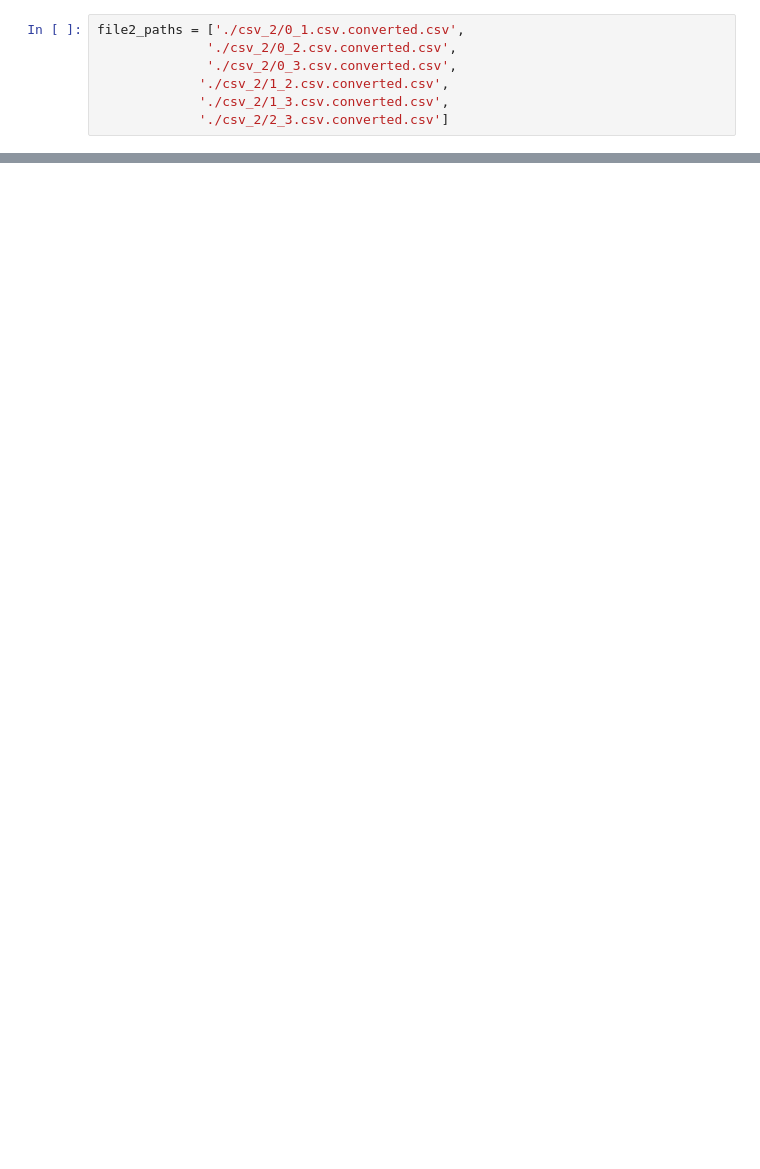
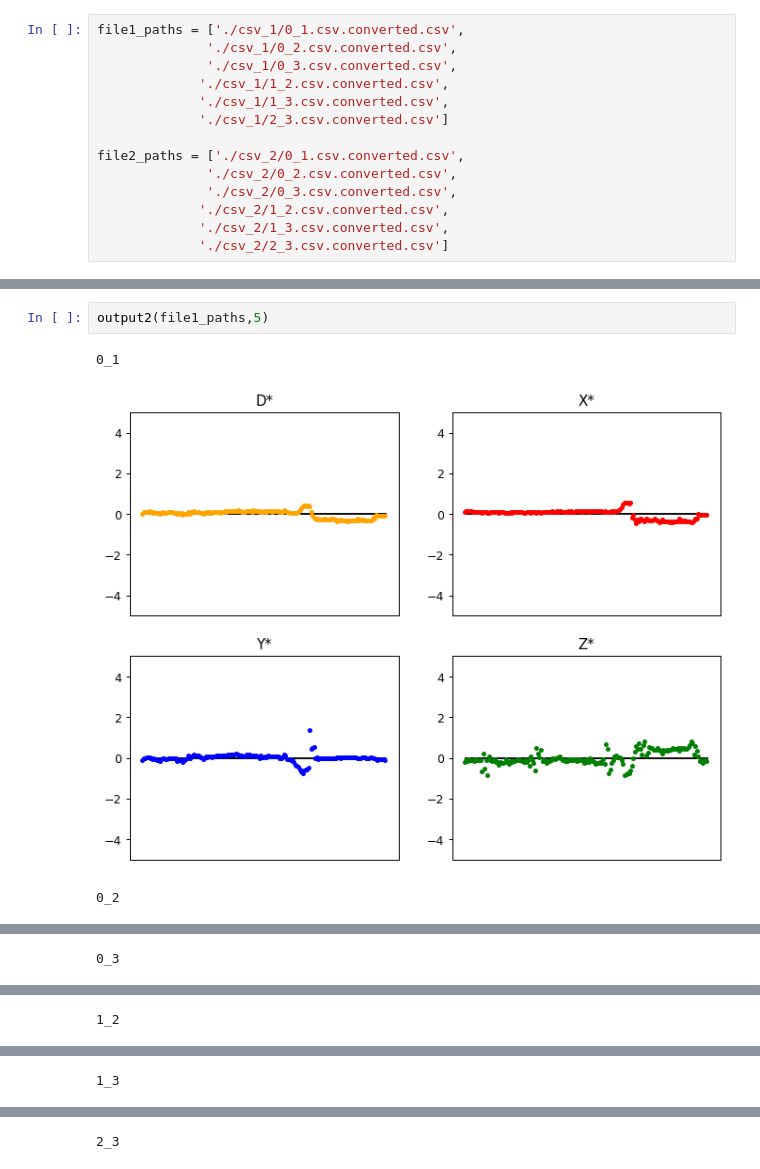
Before and after one commit to keymar0725/analysis_csv, a Jupyter notebook: analysis.ipynb, the cells around one changed output, grey strips where cells are left out. Drawn from its saved outputs; the diff is of its cells as text; blank space fills up the shorter version.

```diff
--- a/analysis.ipynb
+++ b/analysis.ipynb
@@ -42,4 +44,11 @@ def output_graph(file_path):
 # %%
+file1_paths = ['./csv_1/0_1.csv.converted.csv',
+              './csv_1/0_2.csv.converted.csv',
+              './csv_1/0_3.csv.converted.csv',
+             './csv_1/1_2.csv.converted.csv',
+             './csv_1/1_3.csv.converted.csv',
+             './csv_1/2_3.csv.converted.csv']
+
 file2_paths = ['./csv_2/0_1.csv.converted.csv',
               './csv_2/0_2.csv.converted.csv',
               './csv_2/0_3.csv.converted.csv',
@@ -150,0 +180,6 @@ z (mean/ error/ std)
+# %%
+output2(file1_paths,5)
+# %% [output]
+0_1
+[figure, added]
+0_2
@@ -150,0 +187 @@ z (mean/ error/ std)
+0_3
@@ -150,0 +189 @@ z (mean/ error/ std)
+1_2
@@ -150,0 +191 @@ z (mean/ error/ std)
+1_3
@@ -150,0 +193 @@ z (mean/ error/ std)
+2_3
```
Also changed, not shown: parts of 18 cells of this notebook, 1 other file.
